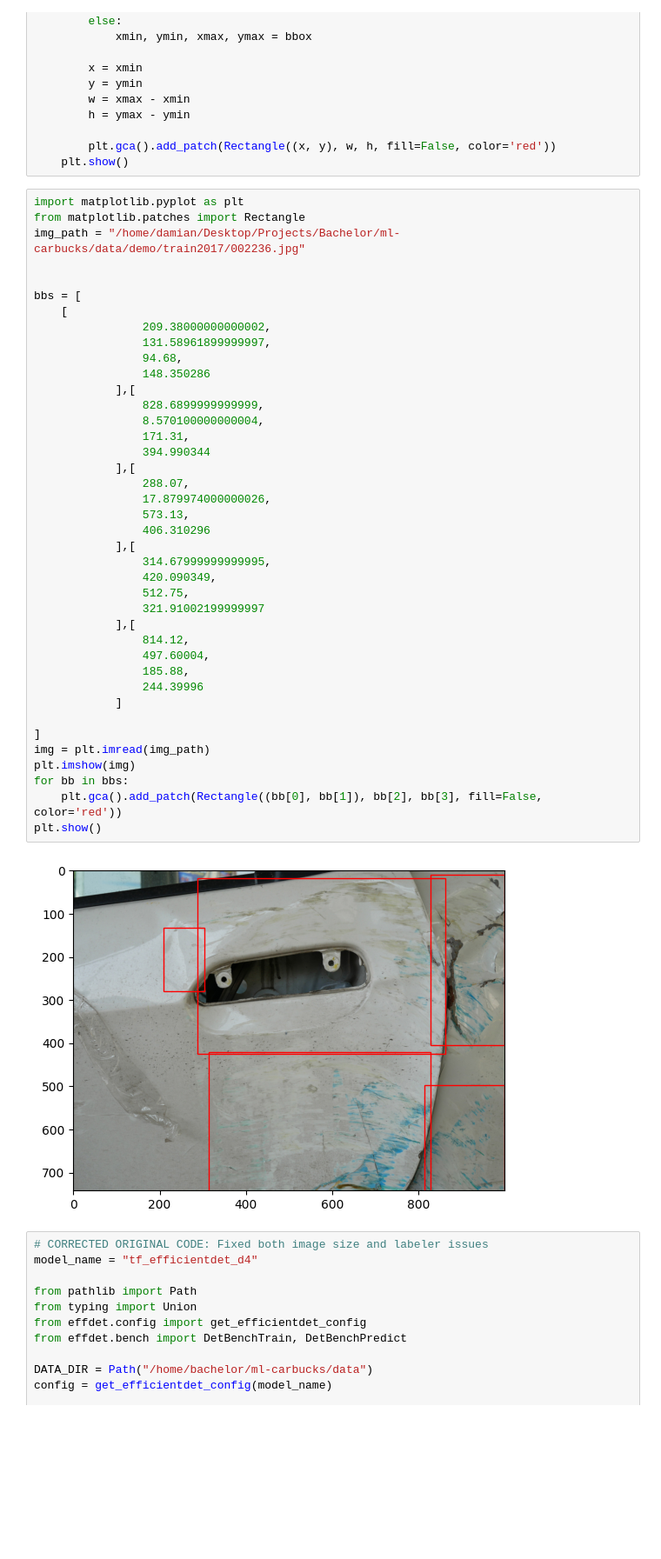
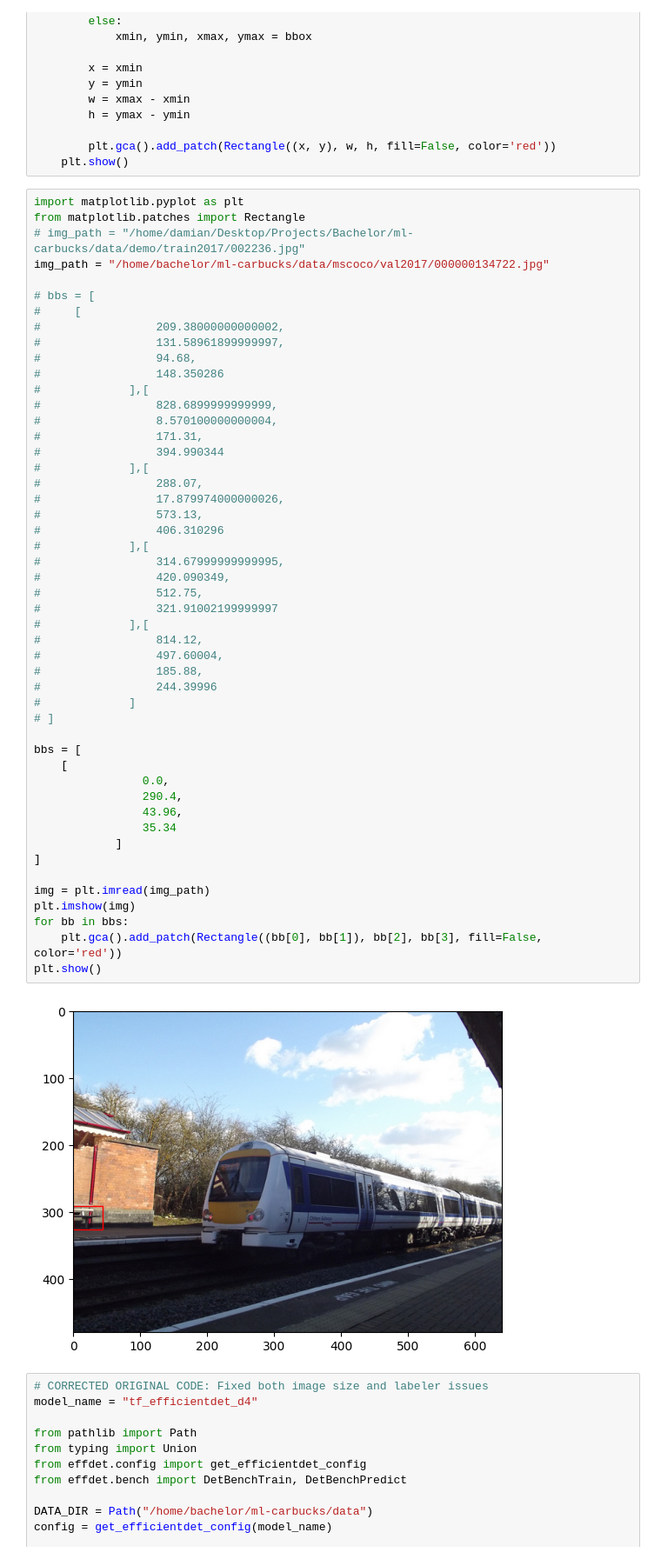
Before and after one commit to BACHELOR-NRD/ml, a Jupyter notebook: ml_carbucks/demos/effdet_demo.ipynb, the cells around one changed output. Shown at 87% size. Cells and saved outputs as stored; diff of their text form; blank space fills up the shorter version.

```diff
--- a/ml_carbucks/demos/effdet_demo.ipynb
+++ b/ml_carbucks/demos/effdet_demo.ipynb
@@ -237,45 +237,54 @@ def ppp(img_tensor, bboxes, yxyx:bool = True):
 # %%
 import matplotlib.pyplot as plt
 from matplotlib.patches import Rectangle
-img_path = "/home/damian/Desktop/Projects/Bachelor/ml-carbucks/data/demo/train2017/002236.jpg"
+# img_path = "/home/damian/Desktop/Projects/Bachelor/ml-carbucks/data/demo/train2017/002236.jpg"
+img_path = "/home/bachelor/ml-carbucks/data/mscoco/val2017/000000134722.jpg"
 
+# bbs = [
+#     [
+#                 209.38000000000002,
+#                 131.58961899999997,
+#                 94.68,
+#                 148.350286
+#             ],[
+#                 828.6899999999999,
+#                 8.570100000000004,
+#                 171.31,
+#                 394.990344
+#             ],[
+#                 288.07,
+#                 17.879974000000026,
+#                 573.13,
+#                 406.310296
+#             ],[
+#                 314.67999999999995,
+#                 420.090349,
+#                 512.75,
+#                 321.91002199999997
+#             ],[
+#                 814.12,
+#                 497.60004,
+#                 185.88,
+#                 244.39996
+#             ]
+# ]
 
 bbs = [
     [
-                209.38000000000002,
-                131.58961899999997,
-                94.68,
-                148.350286
-            ],[
-                828.6899999999999,
-                8.570100000000004,
-                171.31,
-                394.990344
-            ],[
-                288.07,
-                17.879974000000026,
-                573.13,
-                406.310296
-            ],[
-                314.67999999999995,
-                420.090349,
-                512.75,
-                321.91002199999997
-            ],[
-                814.12,
-                497.60004,
-                185.88,
-                244.39996
+                0.0,
+                290.4,
+                43.96,
+                35.34
             ]
+]
 
-]
 img = plt.imread(img_path)
 plt.imshow(img)
 for bb in bbs:
     plt.gca().add_patch(Rectangle((bb[0], bb[1]), bb[2], bb[3], fill=False, color='red'))
 plt.show()
 # %% [output]
-[figure, old version]
+[figure, new version]
 # %%
 # CORRECTED ORIGINAL CODE: Fixed both image size and labeler issues
 model_name = "tf_efficientdet_d4"
```
Also changed, not shown: parts of 3 cells of this notebook, 3 other files.
